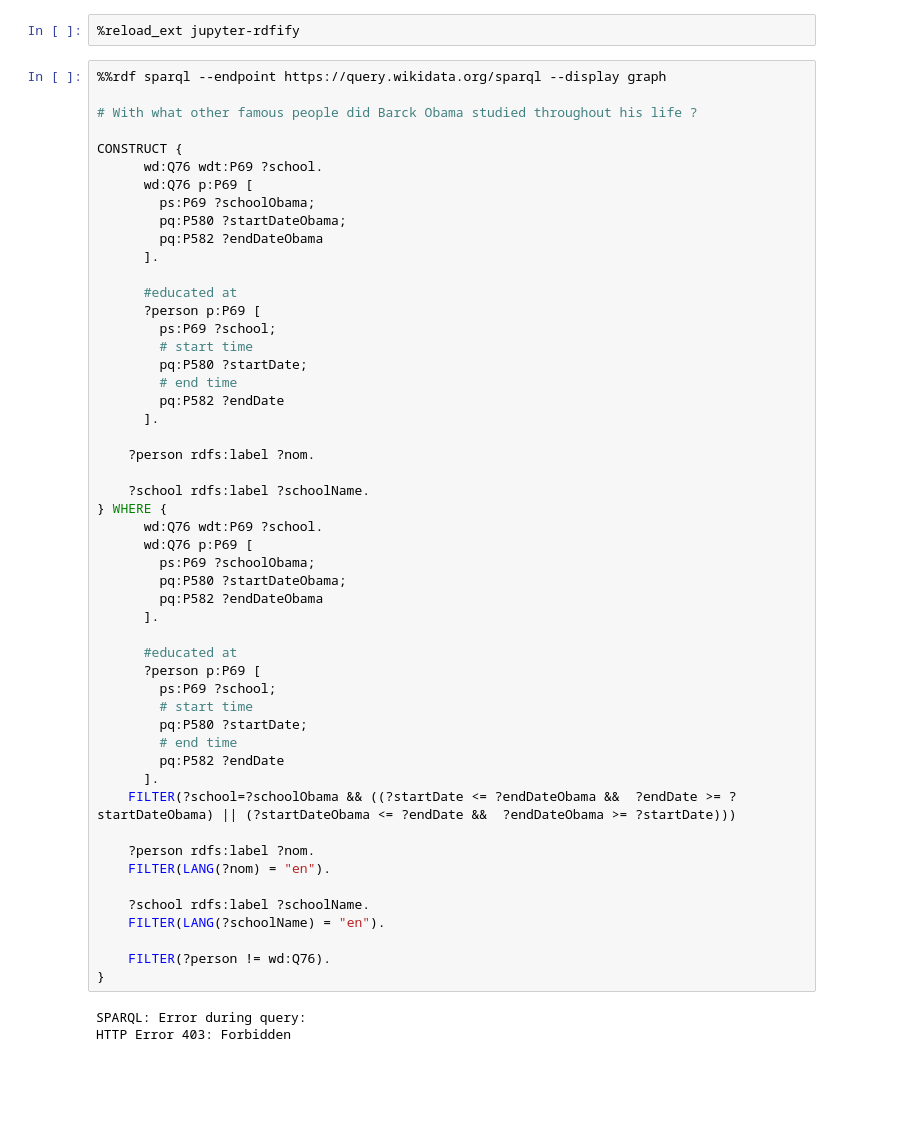
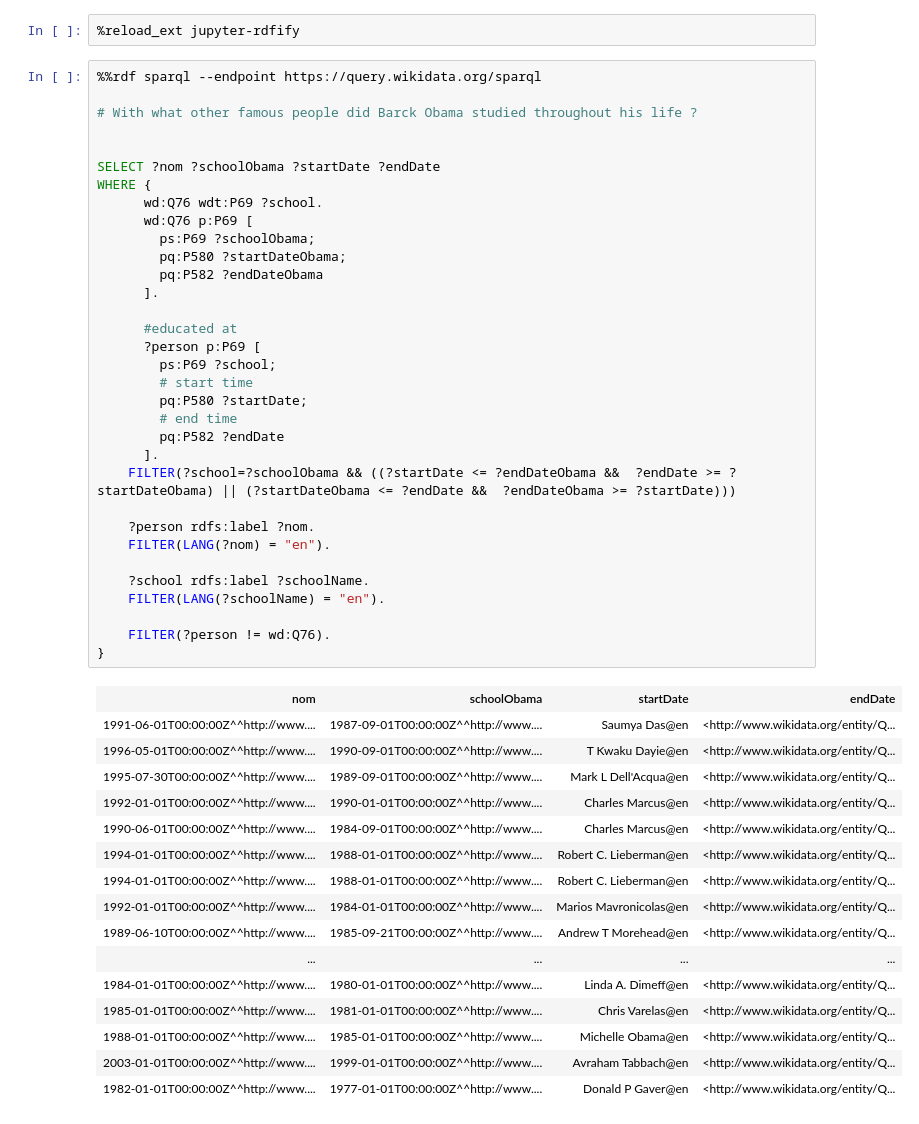
Before and after one commit to G7r7/semantic-web, a Jupyter notebook: project/exercice2.ipynb, the cells around one changed output. Saved outputs shown, nothing was run; the diff lists cells and outputs as text; blank space fills up the shorter version.

Commit message:
update query

```diff
--- a/project/exercice2.ipynb
+++ b/project/exercice2.ipynb
@@ -1,56 +1,52 @@
 # %%
 %reload_ext jupyter-rdfify
 # %%
-%%rdf sparql --endpoint https://query.wikidata.org/sparql --display graph
+%%rdf sparql --endpoint https://query.wikidata.org/sparql
 
 # With what other famous people did Barck Obama studied throughout his life ?
 
-CONSTRUCT {
-      wd:Q76 wdt:P69 ?school.
-      wd:Q76 p:P69 [
-        ps:P69 ?schoolObama;
-        pq:P580 ?startDateObama;
-        pq:P582 ?endDateObama
-      ].
 
-      #educated at
-      ?person p:P69 [
-        ps:P69 ?school;
-        # start time
-        pq:P580 ?startDate;
-        # end time
-        pq:P582 ?endDate
-      ].
-
-    ?person rdfs:label ?nom.
-
-    ?school rdfs:label ?schoolName.
-} WHERE {
+SELECT ?nom ?schoolObama ?startDate ?endDate
+WHERE {
       wd:Q76 wdt:P69 ?school.
       wd:Q76 p:P69 [
         ps:P69 ?schoolObama;
         pq:P580 ?startDateObama;
         pq:P582 ?endDateObama
       ].
 
       #educated at
       ?person p:P69 [
         ps:P69 ?school;
         # start time
         pq:P580 ?startDate;
         # end time
         pq:P582 ?endDate
       ].
     FILTER(?school=?schoolObama && ((?startDate <= ?endDateObama &&  ?endDate >= ?startDateObama) || (?startDateObama <= ?endDate &&  ?endDateObama >= ?startDate)))
 
     ?person rdfs:label ?nom.
     FILTER(LANG(?nom) = "en").
 
     ?school rdfs:label ?schoolName.
     FILTER(LANG(?schoolName) = "en").
 
     FILTER(?person != wd:Q76).
 }
 # %% [output]
-SPARQL: Error during query:
-HTTP Error 403: Forbidden
+| nom | schoolObama | startDate | endDate |
+| 1991-06-01T00:00:00Z^^http://www.... | 1987-09-01T00:00:00Z^^http://www.... | Saumya Das@en | <http://www.wikidata.org/entity/Q... |
+| 1996-05-01T00:00:00Z^^http://www.... | 1990-09-01T00:00:00Z^^http://www.... | T Kwaku Dayie@en | <http://www.wikidata.org/entity/Q... |
+| 1995-07-30T00:00:00Z^^http://www.... | 1989-09-01T00:00:00Z^^http://www.... | Mark L Dell'Acqua@en | <http://www.wikidata.org/entity/Q... |
+| 1992-01-01T00:00:00Z^^http://www.... | 1990-01-01T00:00:00Z^^http://www.... | Charles Marcus@en | <http://www.wikidata.org/entity/Q... |
+| 1990-06-01T00:00:00Z^^http://www.... | 1984-09-01T00:00:00Z^^http://www.... | Charles Marcus@en | <http://www.wikidata.org/entity/Q... |
+| 1994-01-01T00:00:00Z^^http://www.... | 1988-01-01T00:00:00Z^^http://www.... | Robert C. Lieberman@en | <http://www.wikidata.org/entity/Q... |
+| 1994-01-01T00:00:00Z^^http://www.... | 1988-01-01T00:00:00Z^^http://www.... | Robert C. Lieberman@en | <http://www.wikidata.org/entity/Q... |
+| 1992-01-01T00:00:00Z^^http://www.... | 1984-01-01T00:00:00Z^^http://www.... | Marios Mavronicolas@en | <http://www.wikidata.org/entity/Q... |
+| 1989-06-10T00:00:00Z^^http://www.... | 1985-09-21T00:00:00Z^^http://www.... | Andrew T Morehead@en | <http://www.wikidata.org/entity/Q... |
+| ... | ... | ... | ... |
+| 1984-01-01T00:00:00Z^^http://www.... | 1980-01-01T00:00:00Z^^http://www.... | Linda A. Dimeff@en | <http://www.wikidata.org/entity/Q... |
+| 1985-01-01T00:00:00Z^^http://www.... | 1981-01-01T00:00:00Z^^http://www.... | Chris Varelas@en | <http://www.wikidata.org/entity/Q... |
+| 1988-01-01T00:00:00Z^^http://www.... | 1985-01-01T00:00:00Z^^http://www.... | Michelle Obama@en | <http://www.wikidata.org/entity/Q... |
+| 2003-01-01T00:00:00Z^^http://www.... | 1999-01-01T00:00:00Z^^http://www.... | Avraham Tabbach@en | <http://www.wikidata.org/entity/Q... |
+| 1982-01-01T00:00:00Z^^http://www.... | 1977-01-01T00:00:00Z^^http://www.... | Donald P Gaver@en | <http://www.wikidata.org/entity/Q... |
```
Also changed, not shown: 1 other file.
